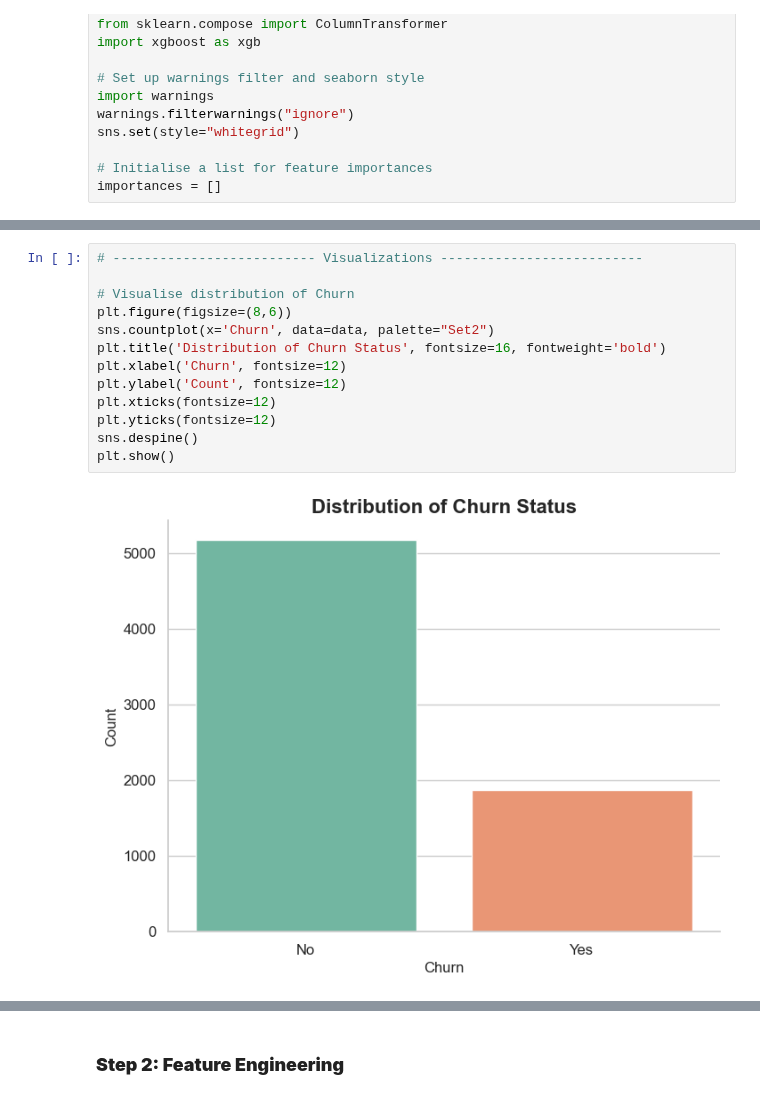
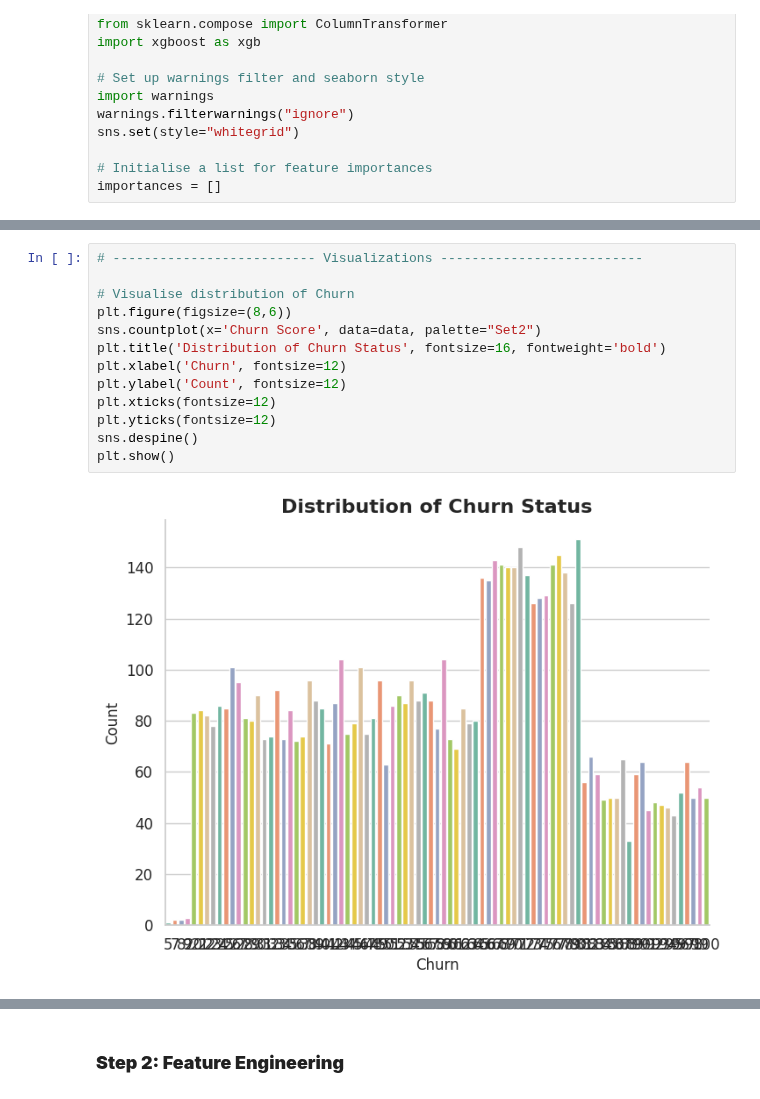
Before and after one commit to kingmolnar/DataScienceProgramming, a Jupyter notebook: 13-Case-Study/Customer_Churn_Prediction_Model.ipynb, the cells around one changed output, grey strips where cells are left out. Drawn from its saved outputs; the diff is of its cells as text.

```diff
--- a/13-Case-Study/Customer_Churn_Prediction_Model.ipynb
+++ b/13-Case-Study/Customer_Churn_Prediction_Model.ipynb
@@ -134,17 +136,17 @@ max      8684.800000    NaN
 # %%
 # -------------------------- Visualizations --------------------------
 
 # Visualise distribution of Churn
 plt.figure(figsize=(8,6))
-sns.countplot(x='Churn', data=data, palette="Set2")
+sns.countplot(x='Churn Score', data=data, palette="Set2")
 plt.title('Distribution of Churn Status', fontsize=16, fontweight='bold')
 plt.xlabel('Churn', fontsize=12)
 plt.ylabel('Count', fontsize=12)
 plt.xticks(fontsize=12)
 plt.yticks(fontsize=12)
 sns.despine()
 plt.show()
 # %% [output]
-[figure, old version]
+[figure, new version]
 # %%
 # Distribution of Key Numerical Variables
```
Also changed, not shown: parts of 23 cells of this notebook, 8 other files.
